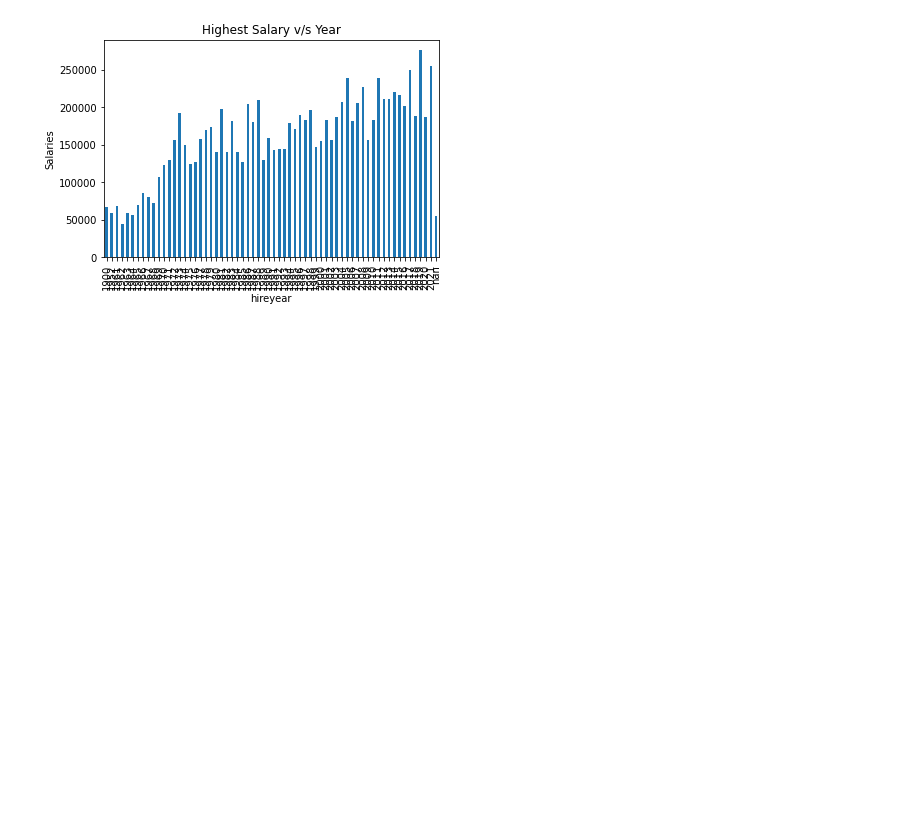
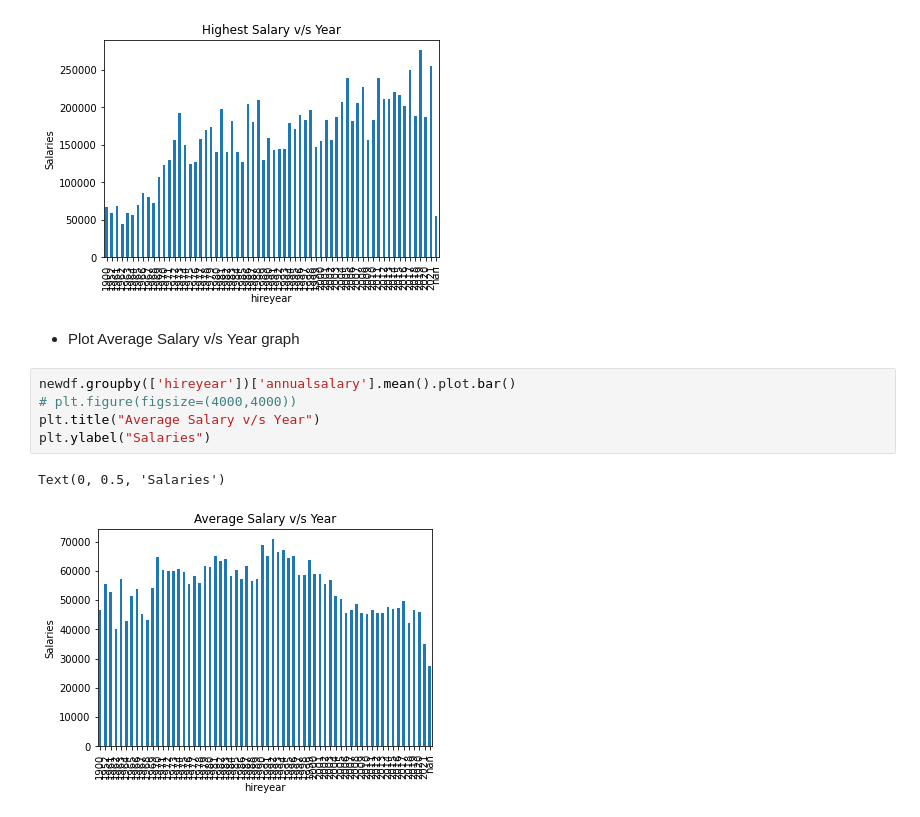
Before and after one commit to Naveen-Karanamu/Baltimore-Salary-Prediction, a Jupyter notebook: main.ipynb, the cells around one changed output. Cells and saved outputs as stored; diff of their text form; blank space fills up the shorter version.

Commit message:
Plotted: Average Salary v/s Year

```diff
--- a/main.ipynb
+++ b/main.ipynb
@@ -534,3 +534,13 @@ plt.ylabel("Salaries")
 # %% [output]
 Text(0, 0.5, 'Salaries')
 [figure]
+# %% [markdown]
+* Plot Average Salary v/s Year graph
+# %%
+newdf.groupby(['hireyear'])['annualsalary'].mean().plot.bar()
+# plt.figure(figsize=(4000,4000))
+plt.title("Average Salary v/s Year")
+plt.ylabel("Salaries")
+# %% [output]
+Text(0, 0.5, 'Salaries')
+[figure, added]
```
